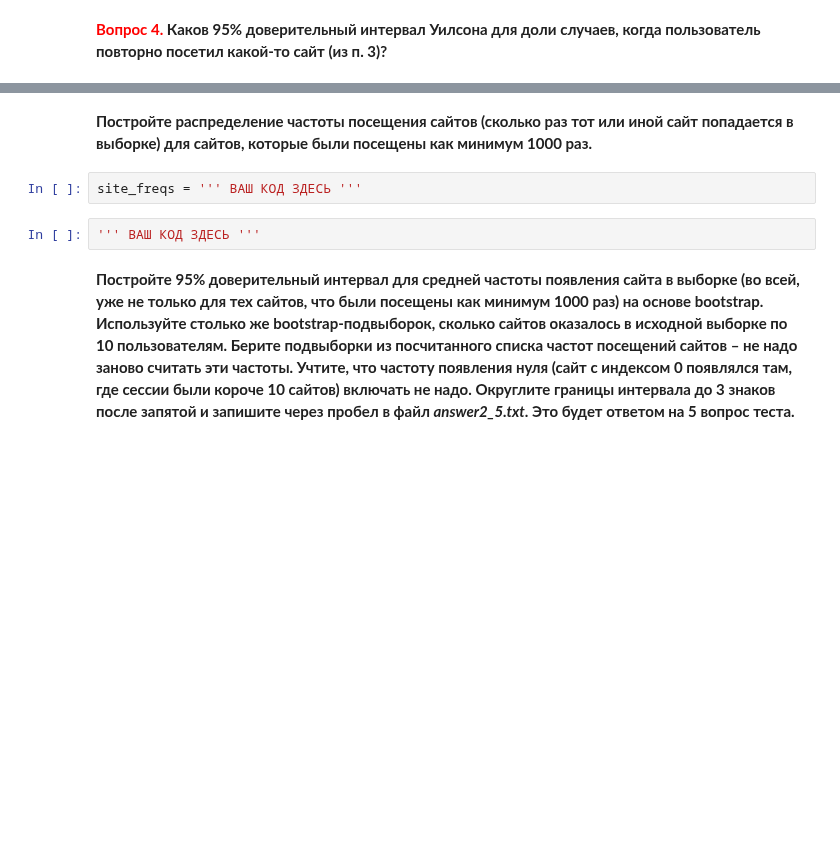
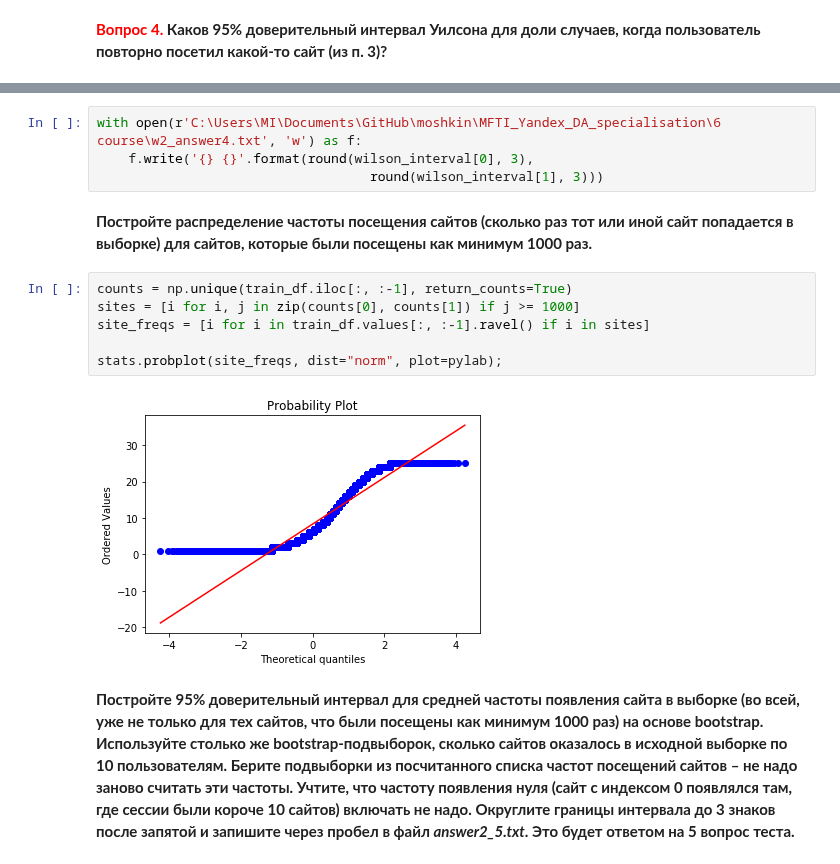
Before and after one commit to dmitrymoshkin/MFTI_Yandex_DA_specialisation, a Jupyter notebook: 6 course/week2_analysis_hypotheses.ipynb, the cells around one changed output, grey strips where cells are left out. Drawn from its saved outputs; the diff is of its cells as text; blank space fills up the shorter version.

```diff
--- a/6 course/week2_analysis_hypotheses.ipynb
+++ b/6 course/week2_analysis_hypotheses.ipynb
@@ -417,9 +425,17 @@ print('{} {}'.format(round(wilson_interval[0], 3),
+# %%
+with open(r'C:\Users\MI\Documents\GitHub\moshkin\MFTI_Yandex_DA_specialisation\6 course\w2_answer4.txt', 'w') as f:
+    f.write('{} {}'.format(round(wilson_interval[0], 3),
+                                   round(wilson_interval[1], 3)))
 # %% [markdown]
 **Постройте распределение частоты посещения сайтов (сколько раз тот или иной сайт попадается в выборке) для сайтов, которые были посещены как минимум 1000 раз.**
-# %%
-site_freqs = ''' ВАШ КОД ЗДЕСЬ '''
-# %%
-''' ВАШ КОД ЗДЕСЬ '''
+# %%
+counts = np.unique(train_df.iloc[:, :-1], return_counts=True)
+sites = [i for i, j in zip(counts[0], counts[1]) if j >= 1000]
+site_freqs = [i for i in train_df.values[:, :-1].ravel() if i in sites]
+
+stats.probplot(site_freqs, dist="norm", plot=pylab);
+# %% [output]
+[figure, added]
 # %% [markdown]
 **Постройте 95% доверительный интервал для средней частоты появления сайта в выборке (во всей, уже не только для тех сайтов, что были посещены как минимум 1000 раз) на основе bootstrap. Используйте столько же bootstrap-подвыборок, сколько сайтов оказалось в исходной выборке по 10 пользователям. Берите подвыборки из посчитанного списка частот посещений сайтов – не надо заново считать эти частоты. Учтите, что частоту появления нуля (сайт с индексом 0 появлялся там, где сессии были короче 10 сайтов) включать не надо. Округлите границы интервала до 3 знаков после запятой и запишите через пробел в файл *answer2_5.txt*. Это будет ответом на 5 вопрос теста.**
 # %% [markdown]
```
Also changed, not shown: parts of 14 cells of this notebook, 3 other files.
